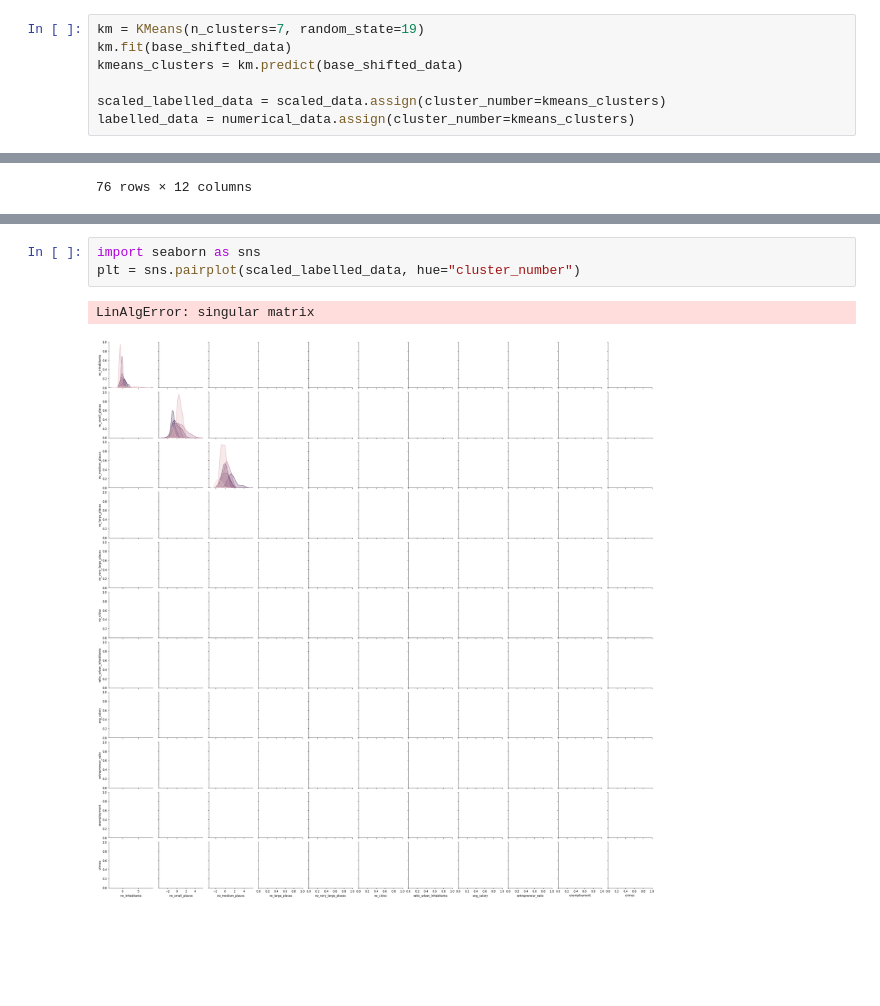
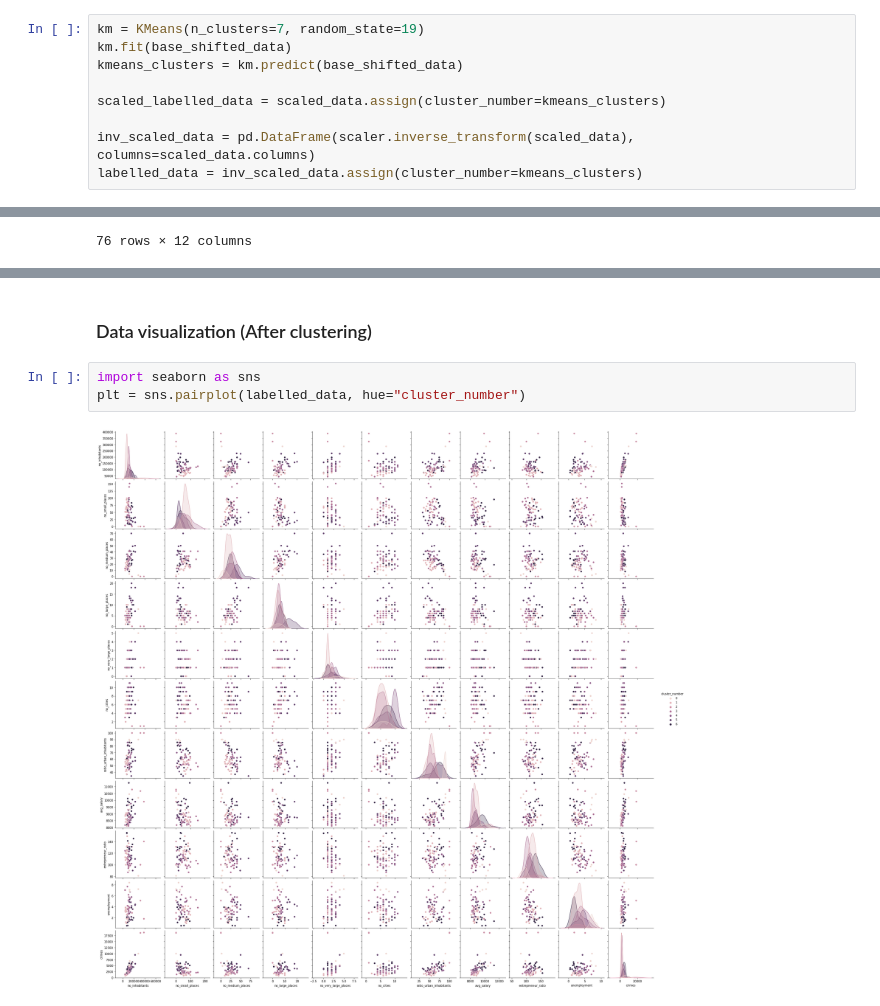
Before and after one commit to joaonmatos/feup-machine-learning, a Jupyter notebook: analysis/districts.ipynb, the cells around one changed output, grey strips where cells are left out. Cells and saved outputs as stored; diff of their text form; blank space fills up the shorter version.

```diff
--- a/analysis/districts.ipynb
+++ b/analysis/districts.ipynb
@@ -346,7 +346,9 @@ km.fit(base_shifted_data)
 kmeans_clusters = km.predict(base_shifted_data)
 
 scaled_labelled_data = scaled_data.assign(cluster_number=kmeans_clusters)
-labelled_data = numerical_data.assign(cluster_number=kmeans_clusters)
+
+inv_scaled_data = pd.DataFrame(scaler.inverse_transform(scaled_data), columns=scaled_data.columns)
+labelled_data = inv_scaled_data.assign(cluster_number=kmeans_clusters)
 # %%
 labelled_data
 # %% [output]
@@ -403,6 +436,7 @@ filtered_scaled
+# %% [markdown]
+### Data visualization (After clustering)
 # %%
 import seaborn as sns
-plt = sns.pairplot(scaled_labelled_data, hue="cluster_number")
+plt = sns.pairplot(labelled_data, hue="cluster_number")
 # %% [output]
-LinAlgError: singular matrix
-[figure, old version]
+[figure, new version]
```
Also changed, not shown: parts of 6 cells of this notebook, 2 other files.
